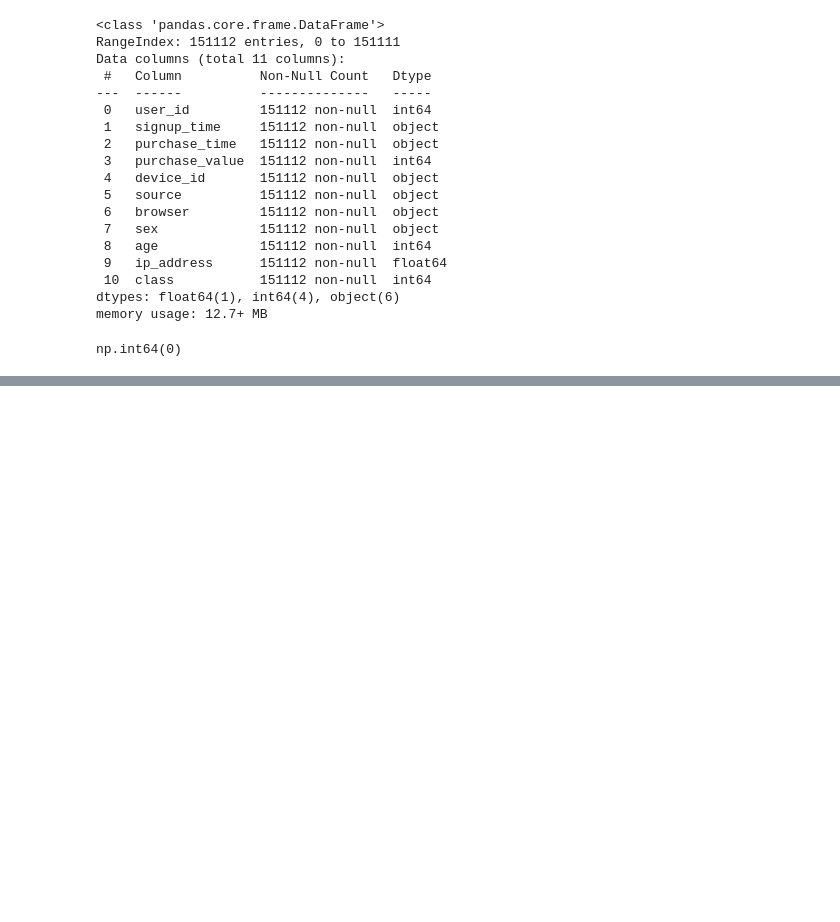
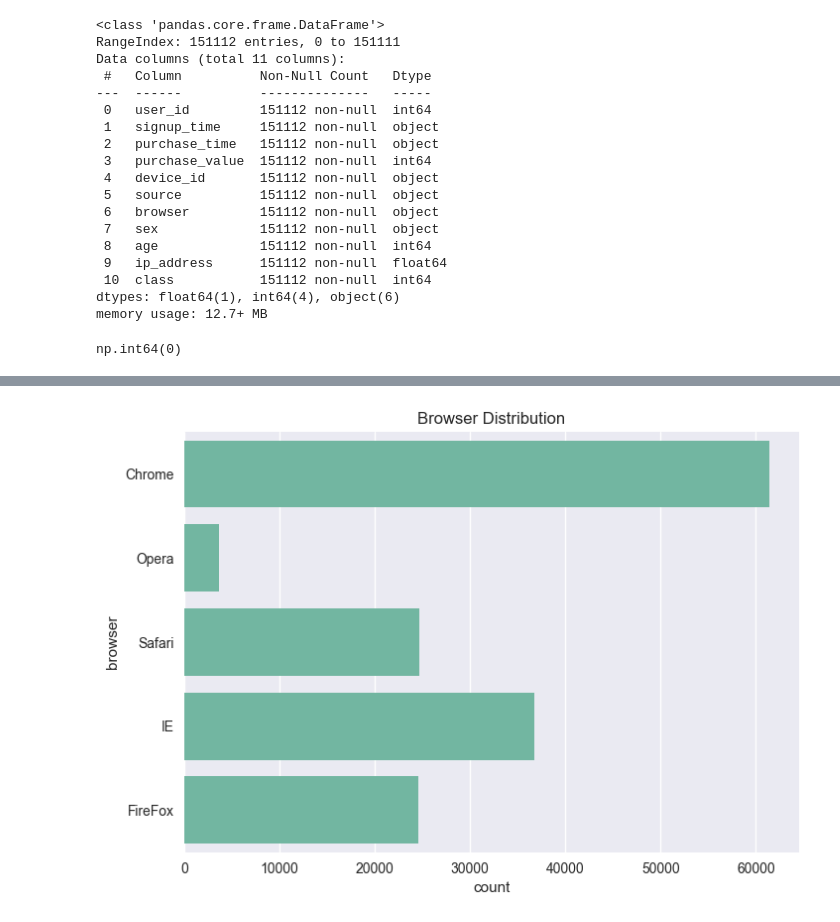
Before and after one commit to meba210/fraud-detection-week5, a Jupyter notebook: notebooks/eda-fraud-data.ipynb, the cells around one changed output, grey strips where cells are left out. Cells and saved outputs as stored; diff of their text form; code cells hidden in the pictures; blank space fills up the shorter version.

```diff
--- a/notebooks/eda-fraud-data.ipynb
+++ b/notebooks/eda-fraud-data.ipynb
@@ -35,0 +86,6 @@ np.int64(0)
+# %%
+sns.countplot(y='browser', data=fraud)
+plt.title("Browser Distribution")
+plt.show()
+# %% [output]
+[figure, added]
```
Also changed, not shown: parts of 33 cells of this notebook.
